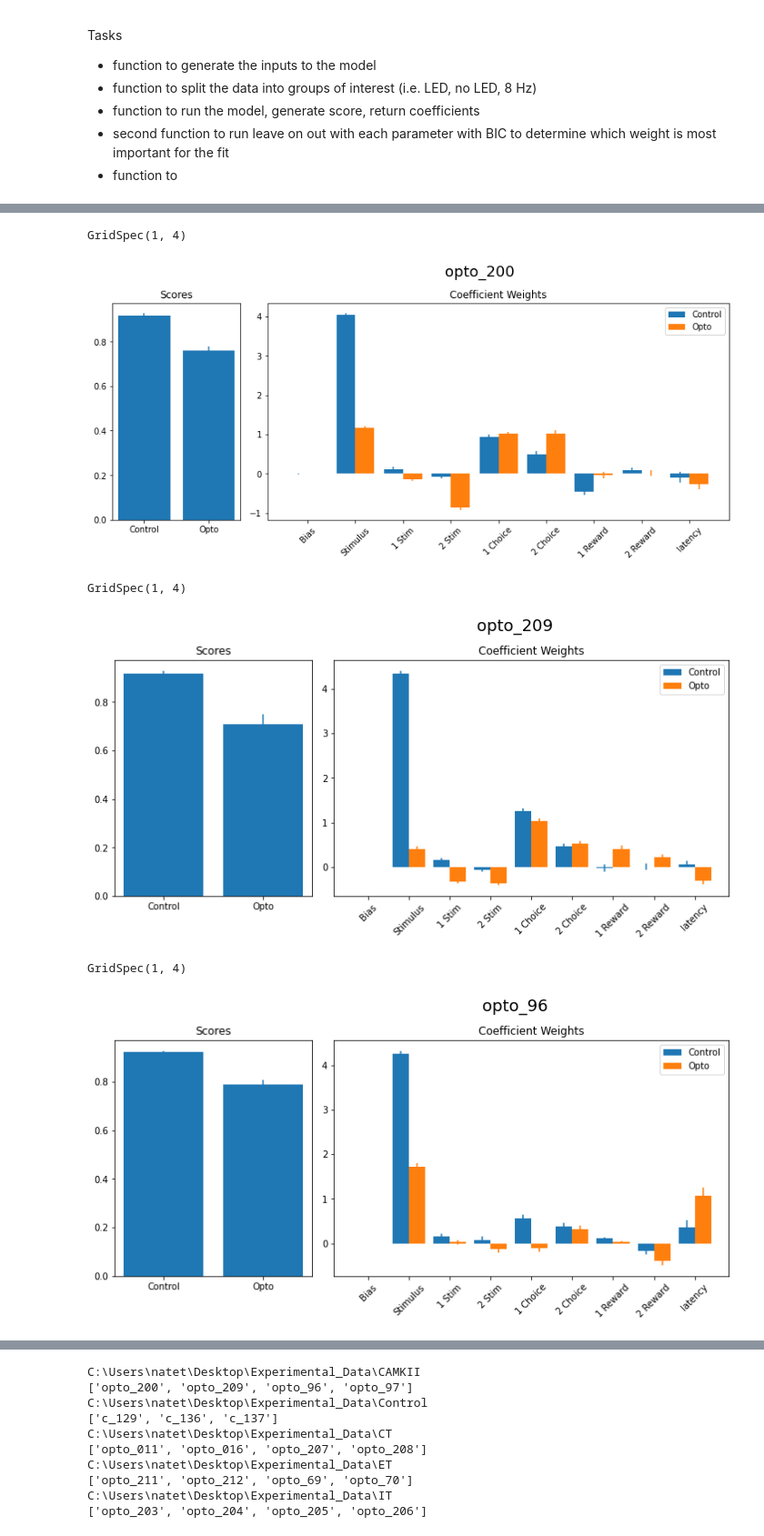
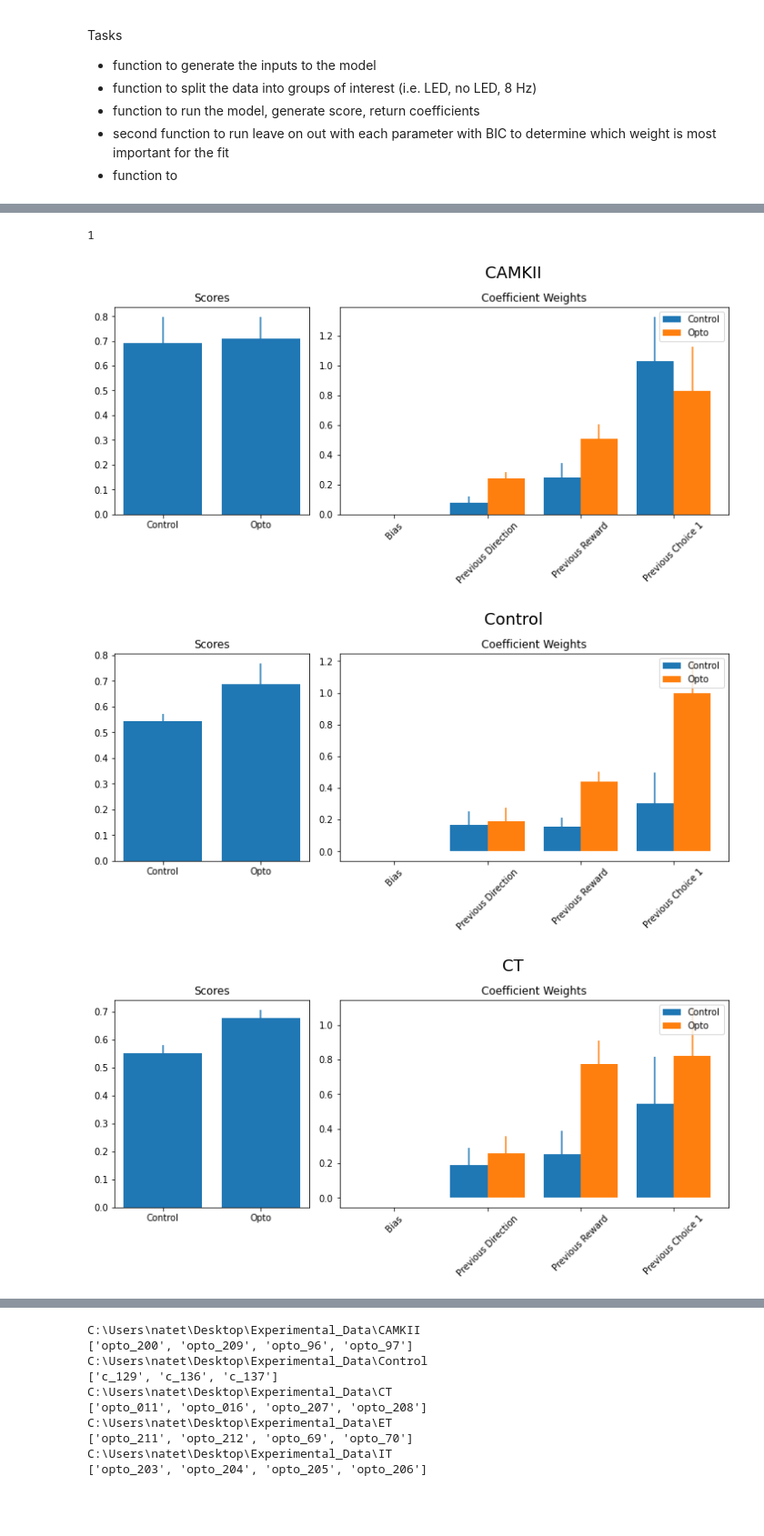
Before and after one commit to bkrall24/Psytrack_fitting, a Jupyter notebook: basic_GLM.ipynb, the cells around one changed output, grey strips where cells are left out. Shown: that part at 91% size. Cells and saved outputs as stored; diff of their text form; code cells hidden in the pictures; blank space fills up the shorter version.

Commit message:
'more plotting'

```diff
--- a/basic_GLM.ipynb
+++ b/basic_GLM.ipynb
@@ -330,2 +232,5 @@ def generate_logistics_inputs(b2):
 
     return X, y, labels
+# %%
+labels = ['Bias', 'Stimulus Magnitude', 'Stimulus Direction', 'Previous Direction', 'Latency', 'Previous Reward', 'Previous Choice 1' ,'Previous Choice 2','Previous Choice 3','Previous Choice 4' ]
+b2.head()
@@ -333,10 +245,10 @@ def generate_logistics_inputs(b2):
 def split_data_inputs(X,y, b2):
 
     l = b2['LED'].astype(bool)
-    s = b2['Stimulus'] != 0;
-    rX = [X[~l&s ,:] , X[l&s ,:]]
+    s = b2['Stimulus'] == 0;
+    rX = [X[l ,:] , X[s ,:]]
 
-    ry = [y[~l&s] , y[l&s ]]
+    ry = [y[l] , y[s]]
 
 
     return rX, ry
@@ -371,15 +286,20 @@ def full_logistic_preprocess(path, animal):
     expert = m2['training']['days_expert']
     proficient = m2['training']['days_proficient']
     opto = m2['training']['days_opto']
-    b = b[(b['sessionNum'] > expert) & (b['sessionNum'] >= proficient)]
+    b = b[(b['sessionNum'] >= proficient+5) & (b['sessionNum'] < proficient +10) ]#& (b['sessionNum'] > proficient) ]
 
     b2 = clean_beh_data(b)
-    high_side = np.unique(b2['Target'][b2['Stimulus'] > 0]);
+    high_side, counts = np.unique(b2['Target'][b2['Stimulus'] > 0], return_counts = True);
+
+
+
+    if high_side[np.argmax(counts)] == 0:
+        b2['Rightward'] = (~(b2['Rightward'].astype(bool))).astype(int)
+        b2['Previous_rightward'] = (~(b2['Previous_rightward'].astype(bool))).astype(int)
 
     X,y, labels = generate_logistics_inputs(b2)
 
-    if high_side[0] == 0:
-        y = (~(y.astype(bool))).astype(int)
+
 
     rX, ry = split_data_inputs(X,y,b2)
 
@@ -391,8 +311,3 @@ def full_logistic_preprocess(path, animal):
 
 
     return np.vstack(scores), np.dstack(coefs), labels
-# %%
-scores,coefs = zip(*[fit_logistic(a,b) for a,b in zip(rX,ry)])
-
-c = np.dstack(coefs)
-c.shape
@@ -407,32 +314,35 @@ ylist[0].shape
+# %%
+high_side, counts = np.unique(b2['Target'][b2['Stimulus'] > 0], return_counts = True);
+np.argmax(counts)
+# %% [output]
+1
 # %%
 path = r"C:\Users\natet\Desktop\Experimental_Data"
 
 import os
 import numpy as np
 experimental_groups = os.listdir(path)
 
 for g in experimental_groups:
 
     g_dir = os.path.join(path,g)
     animals = os.listdir(g_dir)
 
     group_scores = []
     group_coefs = []
 
     for a in animals:
         a_dir = os.path.join(path,g,a)
 
         scores, coefs, labels = full_logistic_preprocess(a_dir, a)
-        plot_single_logR(scores, coefs, a)
+        #plot_single_logR(scores, coefs, a)
         group_coefs.append(np.mean(coefs, axis = 0))
         group_scores.append(np.mean(scores, axis = 1))
 
     gs = np.array(group_scores)
     gc = np.array(group_coefs)
+    plot_single_logR(gs.T, abs(gc), g)
 # %% [output]
-GridSpec(1, 4)
-[figure, old version]
+[figure, new version]
-GridSpec(1, 4)
-[figure, old version]
+[figure, new version]
-GridSpec(1, 4)
-[figure, old version]
+[figure, new version]
```
Also changed, not shown: parts of 19 cells of this notebook.
